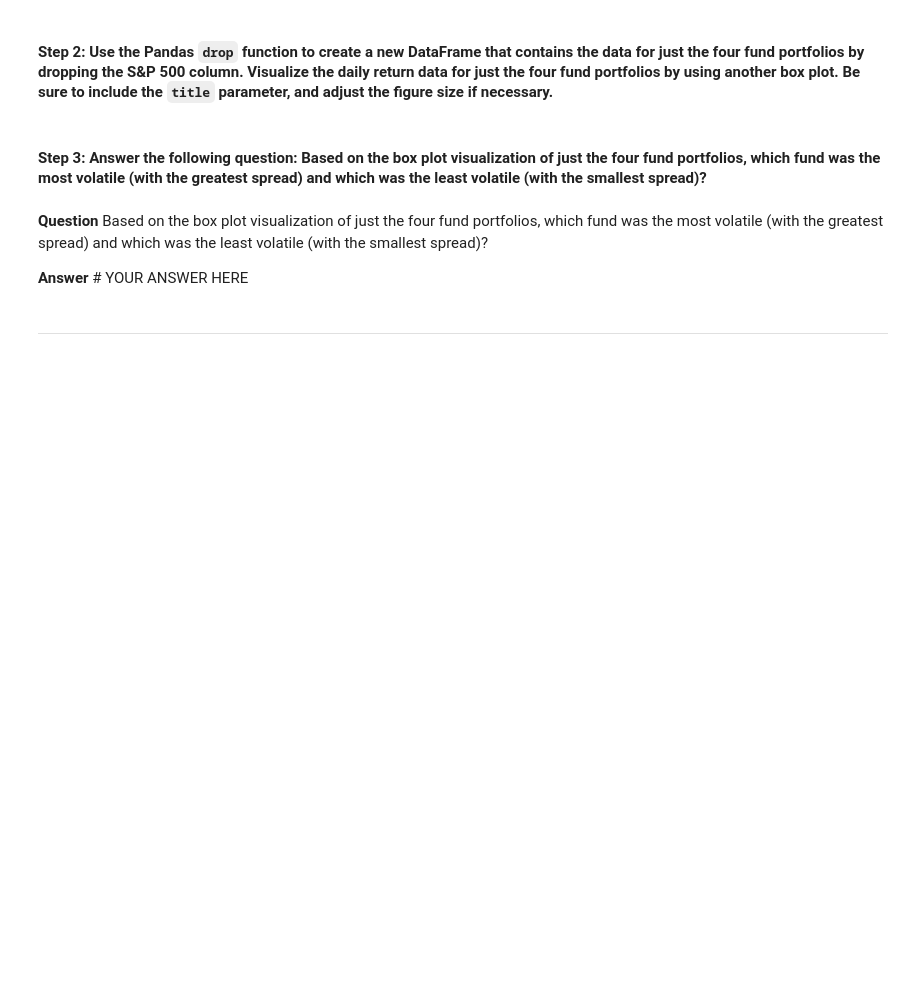
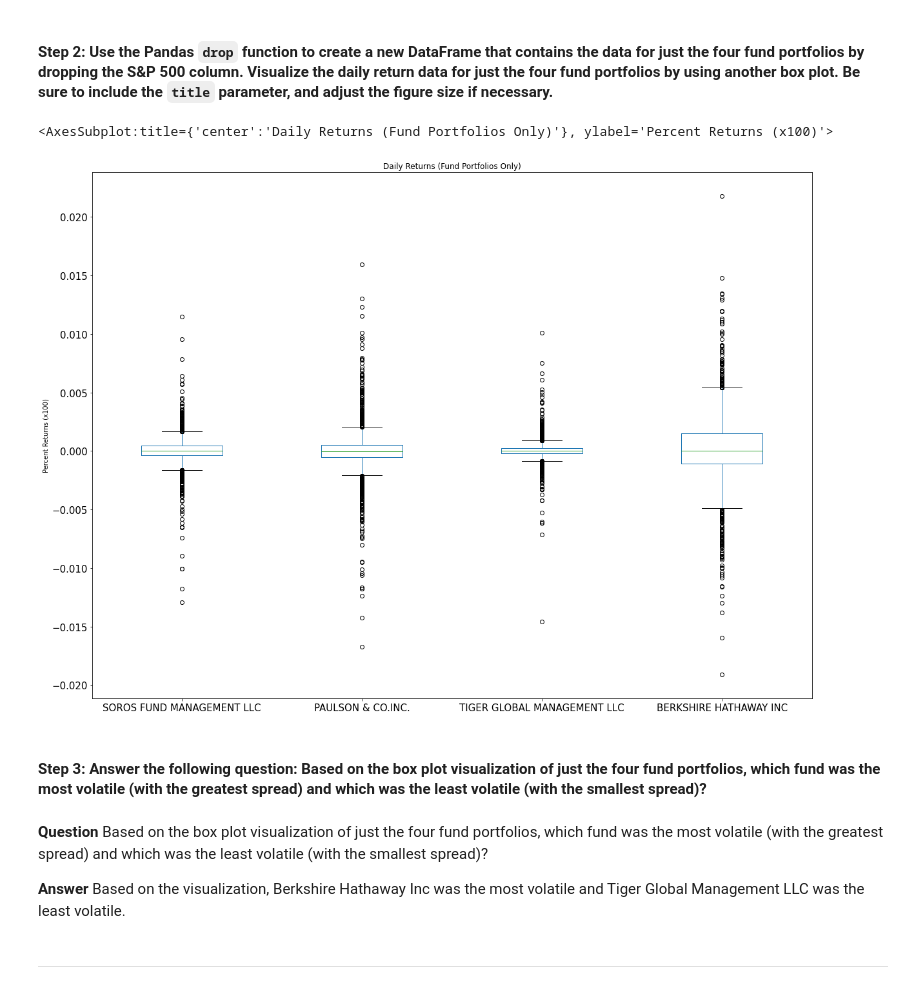
Before and after one commit to ccharafeddine/Module_4_Challenge, a Jupyter notebook: risk_return_analysis.ipynb, the cells around one changed output. Drawn from its saved outputs; the diff is of its cells as text; code cells hidden in the pictures; blank space fills up the shorter version.

```diff
--- a/risk_return_analysis.ipynb
+++ b/risk_return_analysis.ipynb
@@ -232,14 +235,18 @@ Analyze the volatility of each of the four fund portfolios and of the S&P 500 In
 # %%
 # Create a new DataFrame containing only the 4 fund portfolios by dropping the S&P 500 column from the DataFrame
 # Create box plots to reflect the return data for only the 4 fund portfolios
-# Include a title parameter and adjust the figure size
-# YOUR CODE HERE
+fund_portfolios_df = daily_returns_df.drop(columns="S&P 500")
+
+fund_portfolios_df.plot(kind="box", title="Daily Returns (Fund Portfolios Only)", figsize=(20,15), xlabel="Date", ylabel="Percent Returns (x100)", fontsize=15)
+# %% [output]
+<AxesSubplot:title={'center':'Daily Returns (Fund Portfolios Only)'}, ylabel='Percent Returns (x100)'>
+[figure, added]
 # %% [markdown]
 #### Step 3: Answer the following question: Based on the box plot visualization of just the four fund portfolios, which fund was the most volatile (with the greatest spread) and which was the least volatile (with the smallest spread)?
 # %% [markdown]
 **Question** Based on the box plot visualization of just the four fund portfolios, which fund was the most volatile (with the greatest spread) and which was the least volatile (with the smallest spread)?
 
-**Answer** # YOUR ANSWER HERE
+**Answer** Based on the visualization, Berkshire Hathaway Inc was the most volatile and Tiger Global Management LLC was the least volatile.
 # %% [markdown]
 ---
 # %% [markdown]
```
Also changed, not shown: parts of 1 cell of this notebook.
